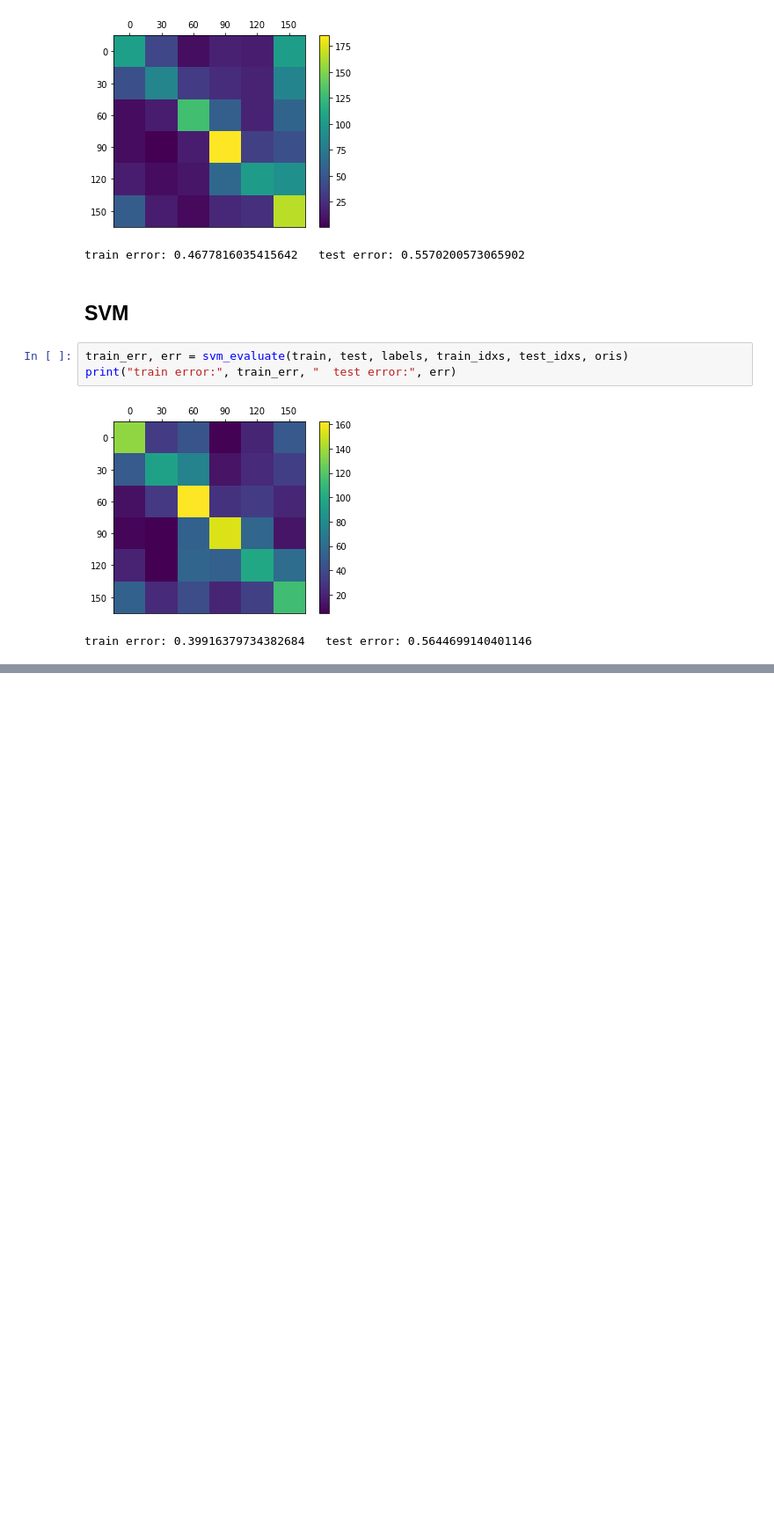
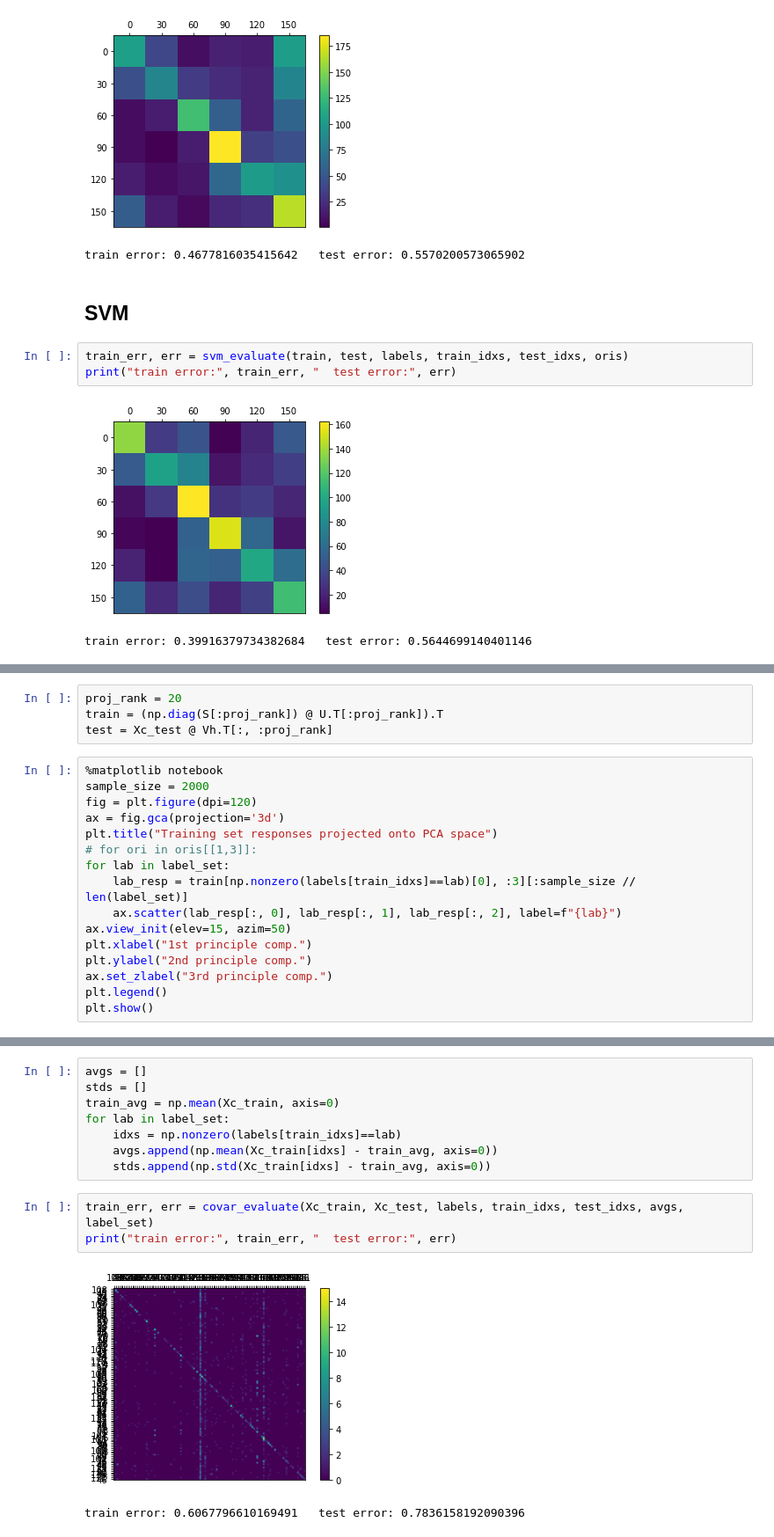
Before and after one commit to AlexTMallen/spectral-spectrum-sparse-analysis, a Jupyter notebook: allenSDK/visual_coding.ipynb, the cells around one changed output, grey strips where cells are left out. Shown at 88% size. Saved outputs shown, nothing was run; the diff lists cells and outputs as text; blank space fills up the shorter version.

```diff
--- a/allenSDK/visual_coding.ipynb
+++ b/allenSDK/visual_coding.ipynb
@@ -490,0 +566,20 @@ train error: 0.39916379734382684   test error: 0.5644699140401146
+# %%
+proj_rank = 20
+train = (np.diag(S[:proj_rank]) @ U.T[:proj_rank]).T
+test = Xc_test @ Vh.T[:, :proj_rank]
+# %%
+%matplotlib notebook
+sample_size = 2000
+fig = plt.figure(dpi=120)
+ax = fig.gca(projection='3d')
+plt.title("Training set responses projected onto PCA space")
+# for ori in oris[[1,3]]:
+for lab in label_set:
+    lab_resp = train[np.nonzero(labels[train_idxs]==lab)[0], :3][:sample_size // len(label_set)]
+    ax.scatter(lab_resp[:, 0], lab_resp[:, 1], lab_resp[:, 2], label=f"{lab}")
+ax.view_init(elev=15, azim=50)
+plt.xlabel("1st principle comp.")
+plt.ylabel("2nd principle comp.")
+ax.set_zlabel("3rd principle comp.")
+plt.legend()
+plt.show()
@@ -490,0 +605,14 @@ train error: 0.39916379734382684   test error: 0.5644699140401146
+# %%
+avgs = []
+stds = []
+train_avg = np.mean(Xc_train, axis=0)
+for lab in label_set:
+    idxs = np.nonzero(labels[train_idxs]==lab)
+    avgs.append(np.mean(Xc_train[idxs] - train_avg, axis=0))
+    stds.append(np.std(Xc_train[idxs] - train_avg, axis=0))
+# %%
+train_err, err = covar_evaluate(Xc_train, Xc_test, labels, train_idxs, test_idxs, avgs, label_set)
+print("train error:", train_err, "  test error:", err)
+# %% [output]
+[figure, added]
+train error: 0.6067796610169491   test error: 0.7836158192090396
```
Also changed, not shown: parts of 25 cells of this notebook.
